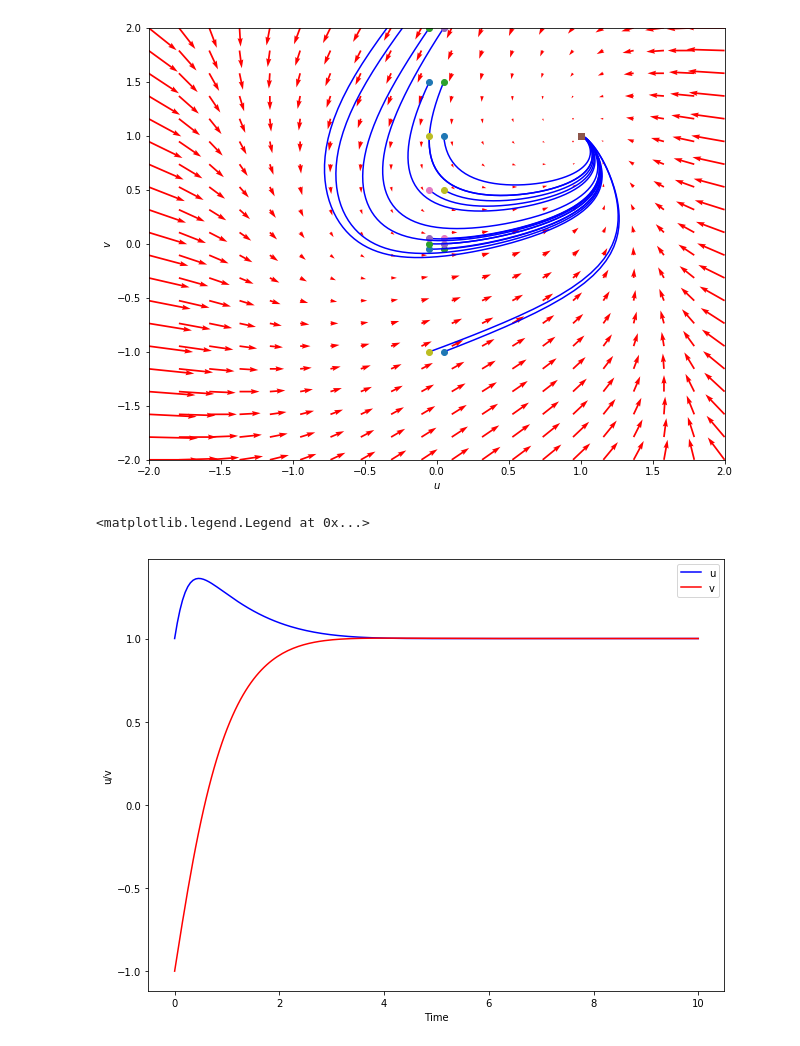
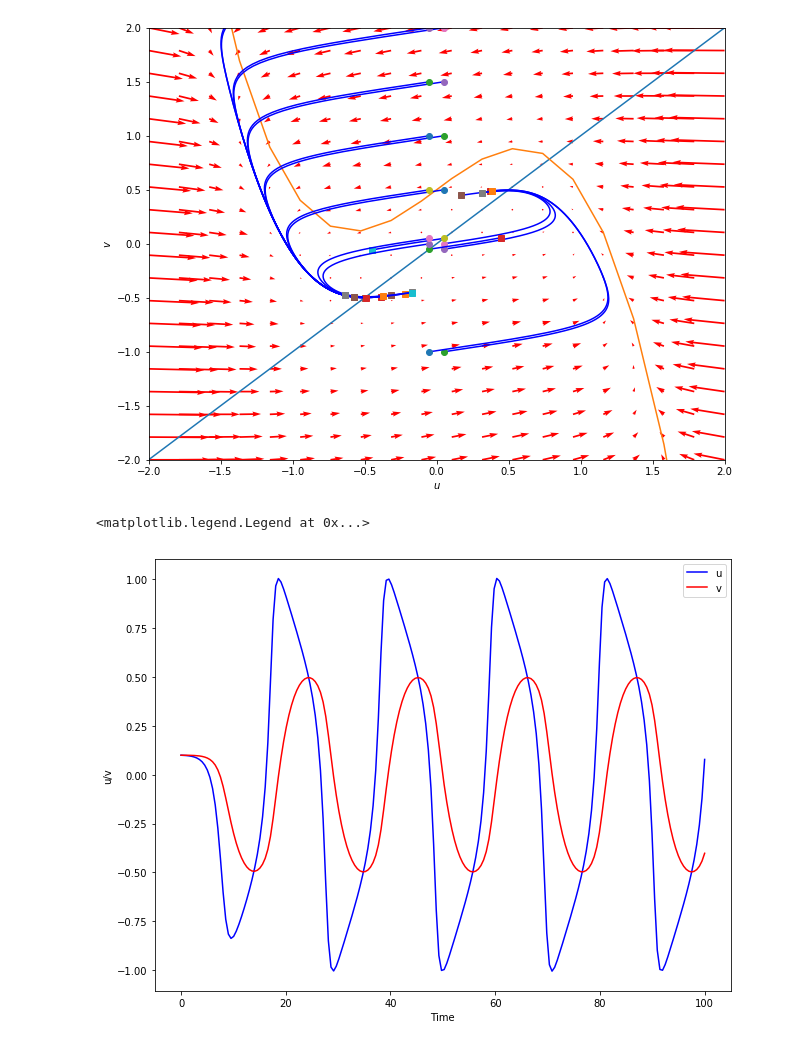
Before and after one commit to uwmadison-qbio/QBio_Summer2019, a Jupyter notebook: FitzHugh_Nagumo.ipynb, the cells around one changed output. Drawn from its saved outputs; the diff is of its cells as text; code cells hidden in the pictures.

```diff
--- a/FitzHugh_Nagumo.ipynb
+++ b/FitzHugh_Nagumo.ipynb
@@ -6,9 +6,10 @@ import copy
 # %%
 #ODE is u'=u-u^3-v+k and v'=u-v
 def f(Y, t):
-    k=1 # Change a,b here to see how modifying these variables affects the phase plane
+    k=0 # Change a,b here to see how modifying these variables affects the phase plane
+    tau=5;
     y1, y2 = Y
-    return [y1-np.power(y1,3)-y2+k, y1-y2]
+    return [y1-np.power(y1,3)-y2+k, 1/tau*(y1-y2)]
 # %%
 #Next several cells are defining a meshgrid over which we will solve for the phase plane
 #You can display what is in these arrays using display(y1) for example
@@ -67,27 +73,29 @@ for y20 in [-1.0,-.05, 0,0.05, 0.5, 1, 1.5, 2, 2.5]: #Different initial starting
     ax2.plot([ys[0,0]], [ys[0,1]], 'o') # start (initial condition) denoted with a o on the plot
     ax2.plot([ys[-1,0]], [ys[-1,1]], 's') # end (at t=200) denoted by a square on the plot
     ax2.set_xlim([-2, 2])
+
+
 fig1.savefig('phase-portrait-2-FitzHughNagumo.png')
 fig1.savefig('phase-portrait-2-FitzHughNagumo.png', bbox_inches='tight')
 fig1.savefig('phase-portrait-2-FitzHughNagumo.eps', bbox_inches='tight')
 fig1
 # %% [output]
-[figure, old version]
+[figure, new version]
 # %%
 #What do these look like in time?
 fig2=plt.figure(figsize=(1,1.5))
 ax2=fig2.add_axes([0.,0.,8.,4.])
-tspan = np.linspace(0, 10, 200) #time
-y0 = [1.0, -1.0]
+tspan = np.linspace(0, 100, 200) #time
+y0 = [0.1, 0.1]
 ys = odeint(f, y0, tspan)
 ax2.plot(tspan,ys[:,0], 'b-') #Romeo
 ax2.plot(tspan, ys[:,1],'r-') #Juliet
 ax2.set_xlabel('Time')
 ax2.set_ylabel('u/v')
 ax2.legend(['u','v'])
 # %% [output]
 <matplotlib.legend.Legend at 0x...>
-[figure, old version]
+[figure, new version]
 # %%
 #Compare to what the trajector looks like on the phase plot
 
```
Also changed, not shown: parts of 3 cells of this notebook.
